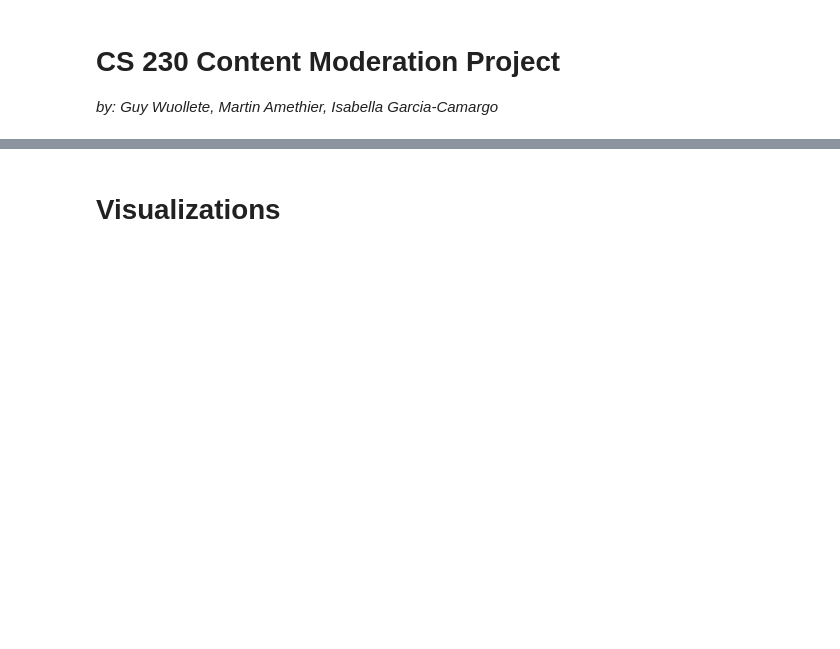
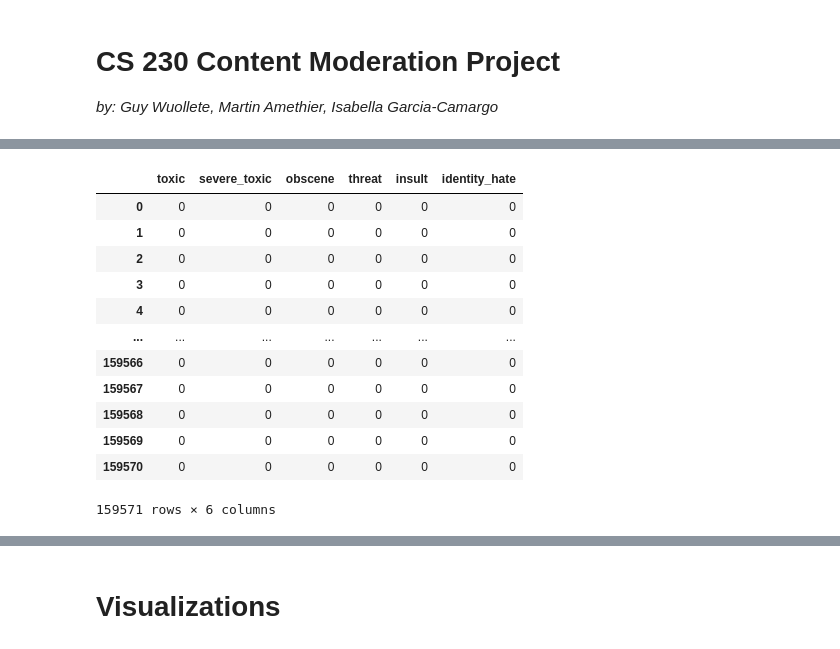
Before and after one commit to guywuolletjr/reddit_content_mod, a Jupyter notebook: CS230 Content Moderation Project.ipynb, the cells around one changed output, grey strips where cells are left out. Cells and saved outputs as stored; diff of their text form; code cells hidden in the pictures; blank space fills up the shorter version.

```diff
--- a/CS230 Content Moderation Project.ipynb
+++ b/CS230 Content Moderation Project.ipynb
@@ -32,15 +32,15 @@ from sklearn.metrics import precision_recall_fscore_support, classification_repo
 from sklearn.naive_bayes import MultinomialNB, GaussianNB
 from scipy.sparse.linalg import svds
 # %%
-train = pd.read_csv('./data/train.csv')
-test = pd.read_csv('./data/test.csv')
-subm = pd.read_csv('./data/sample_submission.csv')
-labels = ['toxic', 'severe_toxic', 'obscene', 'threat', 'insult', 'identity_hate']
-train['none'] = 1-train[labels].max(axis=1) #make an indicator for when there is no
-                                            #value for any of the labels
-#cant have any of the unknown values
-train['comment_text'].fillna("unknown", inplace=True)
-test['comment_text'].fillna("unknown", inplace=True)
+# train = pd.read_csv('./data/train.csv')
+# test = pd.read_csv('./data/test.csv')
+# subm = pd.read_csv('./data/sample_submission.csv')
+# labels = ['toxic', 'severe_toxic', 'obscene', 'threat', 'insult', 'identity_hate']
+# train['none'] = 1-train[labels].max(axis=1) #make an indicator for when there is no
+#                                             #value for any of the labels
+# #cant have any of the unknown values
+# train['comment_text'].fillna("unknown", inplace=True)
+# test['comment_text'].fillna("unknown", inplace=True)
 # %%
 def load_data():
 
@@ -66,0 +70,18 @@ X_train, y_train, X_test, y_test = load_data()
+# %%
+labels = ['toxic', 'severe_toxic', 'obscene', 'threat', 'insult', 'identity_hate']
+X_train['none'] = 1-y_train[labels].max(axis=1) #make an indicator for when there is no
+X_train['label'] = y_train.values.tolist()
+# %% [output]
+|  | toxic | severe_toxic | obscene | threat | insult | identity_hate |
+| 0 | 0 | 0 | 0 | 0 | 0 | 0 |
+| 1 | 0 | 0 | 0 | 0 | 0 | 0 |
+| 2 | 0 | 0 | 0 | 0 | 0 | 0 |
+| 3 | 0 | 0 | 0 | 0 | 0 | 0 |
+| 4 | 0 | 0 | 0 | 0 | 0 | 0 |
+| ... | ... | ... | ... | ... | ... | ... |
+| 159566 | 0 | 0 | 0 | 0 | 0 | 0 |
+| 159567 | 0 | 0 | 0 | 0 | 0 | 0 |
+| 159568 | 0 | 0 | 0 | 0 | 0 | 0 |
+| 159569 | 0 | 0 | 0 | 0 | 0 | 0 |
+| 159570 | 0 | 0 | 0 | 0 | 0 | 0 |
+159571 rows × 6 columns
```
Also changed, not shown: parts of 2 cells of this notebook, 6 other files.
